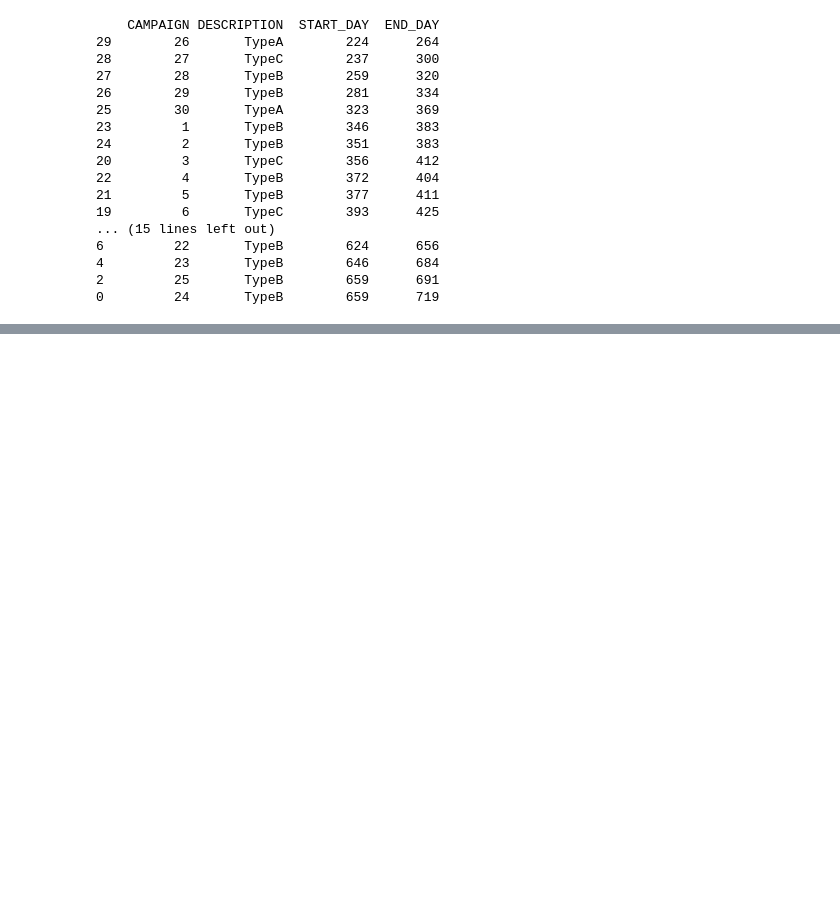
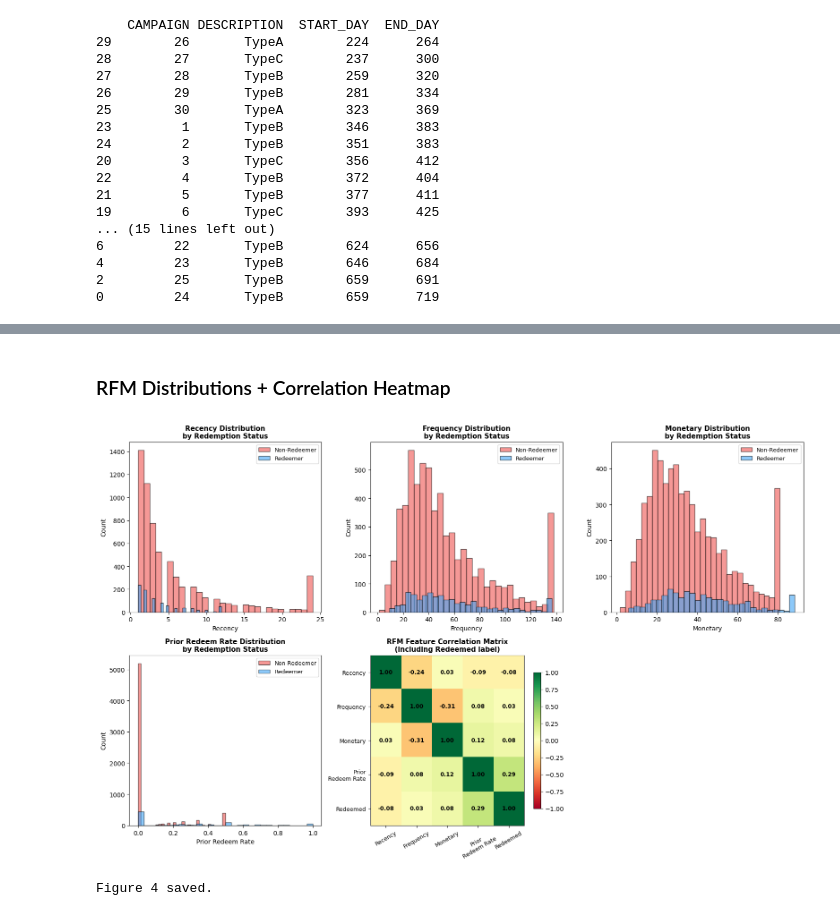
Before and after one commit to gitupmak/qm640-spending-trajectory-capstone, a Jupyter notebook: notebooks/eda.ipynb, the cells around one changed output, grey strips where cells are left out. Drawn from its saved outputs; the diff is of its cells as text; code cells hidden in the pictures; blank space fills up the shorter version.

Commit message:
Performed EDA + Feature engineering + Baseline Modelling

```diff
--- a/notebooks/eda.ipynb
+++ b/notebooks/eda.ipynb
@@ -94,0 +476,15 @@ print(campaign_desc_sorted[['CAMPAIGN','DESCRIPTION','START_DAY','END_DAY']])
+# %%
+# Compute Static RFM Features
+import sys
+sys.path.append('../src')
+from feature_engineering import compute_rfm
+
+print("Computing RFM features for 7,208 pairs...")
+rfm_features = compute_rfm(hh_campaigns, transactions_clean)
+
+print(f"\nRFM feature matrix shape: {rfm_features.shape}")
+print(f"Missing values:\n{rfm_features.isnull().sum()}")
+print(f"\nSample output:")
+print(rfm_features.head(5).round(3))
+print(f"\nDescriptive statistics:")
+print(rfm_features[['recency','frequency','monetary','prior_redeem_rate']].describe().round(2))
@@ -94,0 +515,60 @@ print(campaign_desc_sorted[['CAMPAIGN','DESCRIPTION','START_DAY','END_DAY']])
+# %% [markdown]
+### RFM Distributions + Correlation Heatmap
+# %%
+# RFM Distributions and Correlation Heatmap
+
+# Merge redemption label onto RFM features
+rfm_labelled = rfm_features.merge(
+    hh_campaigns[['household_key','CAMPAIGN','redeemed']],
+    on=['household_key','CAMPAIGN'], how='left'
+)
+
+fig, axes = plt.subplots(2, 3, figsize=(16, 10))
+
+rfm_cols = ['recency', 'frequency', 'monetary', 'prior_redeem_rate']
+colors = {'Redeemer': '#42A5F5', 'Non-Redeemer': '#EF5350'}
+
+# --- Row 1: RFM distributions by redemption status ---
+for i, col in enumerate(rfm_cols):
+    ax = axes[0][i] if i < 3 else axes[1][0]
+    for label, grp in rfm_labelled.groupby('redeemed'):
+        name = 'Redeemer' if label == 1 else 'Non-Redeemer'
+        clip_val = grp[col].quantile(0.95)
+        ax.hist(grp[col].clip(upper=clip_val), bins=30,
+                alpha=0.6, label=name,
+                color=colors[name], edgecolor='black')
+    ax.set_title(f'{col.replace("_"," ").title()} Distribution\nby Redemption Status',
+                 fontsize=11, fontweight='bold')
+    ax.set_xlabel(col.replace("_", " ").title())
+    ax.set_ylabel('Count')
+    ax.legend(fontsize=9)
+
+# --- Row 2, col 2-3: Correlation heatmap ---
+ax_corr = axes[1][1]
+corr_cols = rfm_cols + ['redeemed']
+corr_matrix = rfm_labelled[corr_cols].corr()
+
+im = ax_corr.imshow(corr_matrix, cmap='RdYlGn', vmin=-1, vmax=1, aspect='auto')
+ax_corr.set_xticks(range(len(corr_cols)))
+ax_corr.set_yticks(range(len(corr_cols)))
+labels = ['Recency', 'Frequency', 'Monetary', 'Prior\nRedeem Rate', 'Redeemed']
+ax_corr.set_xticklabels(labels, fontsize=9, rotation=30)
+ax_corr.set_yticklabels(labels, fontsize=9)
+for i in range(len(corr_cols)):
+    for j in range(len(corr_cols)):
+        ax_corr.text(j, i, f'{corr_matrix.iloc[i,j]:.2f}',
+                     ha='center', va='center', fontsize=9, fontweight='bold')
+ax_corr.set_title('RFM Feature Correlation Matrix\n(including Redeemed label)',
+                   fontsize=11, fontweight='bold')
+plt.colorbar(im, ax=ax_corr, shrink=0.8)
+
+# Hide unused subplot
+axes[1][2].axis('off')
+
+plt.tight_layout()
+plt.savefig('../outputs/fig4_rfm_distributions_correlation.png', dpi=150, bbox_inches='tight')
+plt.show()
+print("Figure 4 saved.")
+# %% [output]
+[figure, added]
+Figure 4 saved.
```
Also changed, not shown: parts of 41 cells of this notebook, 15 other files.
